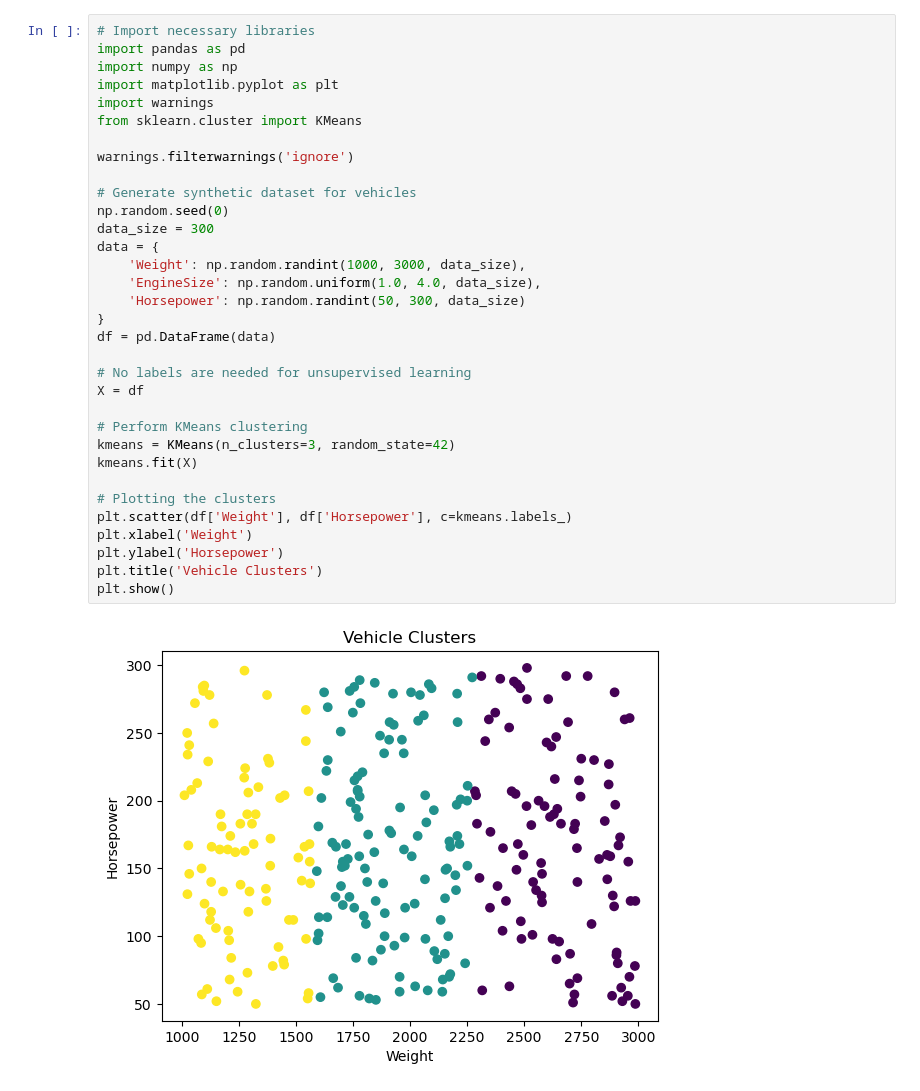
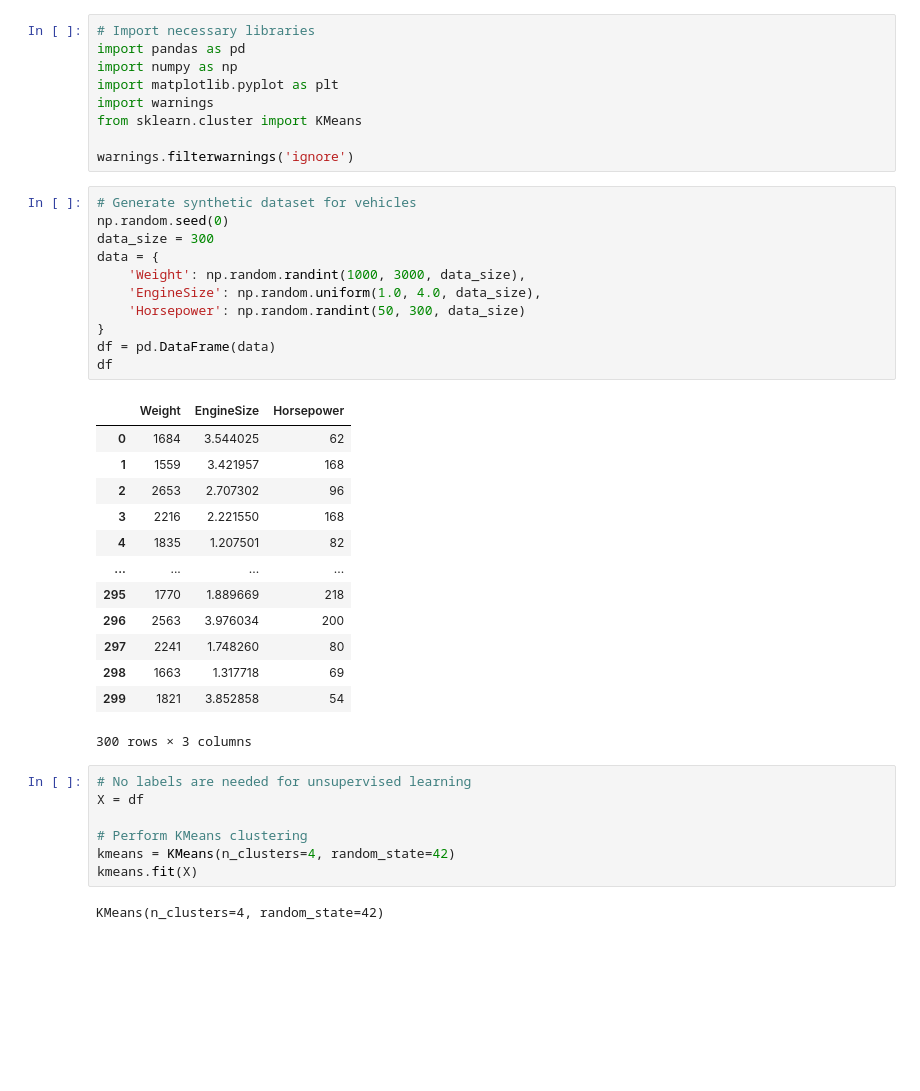
Before and after one commit to Keroshi/Generative_AI_with_AWS, a Jupyter notebook: vehicle_clustering.ipynb, the cells around one changed output. Drawn from its saved outputs; the diff is of its cells as text; blank space fills up the shorter version.

```diff
--- a/vehicle_clustering.ipynb
+++ b/vehicle_clustering.ipynb
@@ -7,29 +7,37 @@ import warnings
 from sklearn.cluster import KMeans
 
 warnings.filterwarnings('ignore')
-
-# Generate synthetic dataset for vehicles
-np.random.seed(0)
-data_size = 300
-data = {
-    'Weight': np.random.randint(1000, 3000, data_size),
-    'EngineSize': np.random.uniform(1.0, 4.0, data_size),
-    'Horsepower': np.random.randint(50, 300, data_size)
-}
-df = pd.DataFrame(data)
-
-# No labels are needed for unsupervised learning
-X = df
-
-# Perform KMeans clustering
-kmeans = KMeans(n_clusters=3, random_state=42)
-kmeans.fit(X)
-
-# Plotting the clusters
-plt.scatter(df['Weight'], df['Horsepower'], c=kmeans.labels_)
-plt.xlabel('Weight')
-plt.ylabel('Horsepower')
-plt.title('Vehicle Clusters')
-plt.show()
-# %% [output]
-[figure, removed]
+# %%
+# Generate synthetic dataset for vehicles
+np.random.seed(0)
+data_size = 300
+data = {
+    'Weight': np.random.randint(1000, 3000, data_size),
+    'EngineSize': np.random.uniform(1.0, 4.0, data_size),
+    'Horsepower': np.random.randint(50, 300, data_size)
+}
+df = pd.DataFrame(data)
+df
+# %% [output]
+|  | Weight | EngineSize | Horsepower |
+| 0 | 1684 | 3.544025 | 62 |
+| 1 | 1559 | 3.421957 | 168 |
+| 2 | 2653 | 2.707302 | 96 |
+| 3 | 2216 | 2.221550 | 168 |
+| 4 | 1835 | 1.207501 | 82 |
+| ... | ... | ... | ... |
+| 295 | 1770 | 1.889669 | 218 |
+| 296 | 2563 | 3.976034 | 200 |
+| 297 | 2241 | 1.748260 | 80 |
+| 298 | 1663 | 1.317718 | 69 |
+| 299 | 1821 | 3.852858 | 54 |
+300 rows × 3 columns
+# %%
+# No labels are needed for unsupervised learning
+X = df
+
+# Perform KMeans clustering
+kmeans = KMeans(n_clusters=4, random_state=42)
+kmeans.fit(X)
+# %% [output]
+KMeans(n_clusters=4, random_state=42)
```
Also changed, not shown: parts of 1 cell of this notebook, 4 other files.
